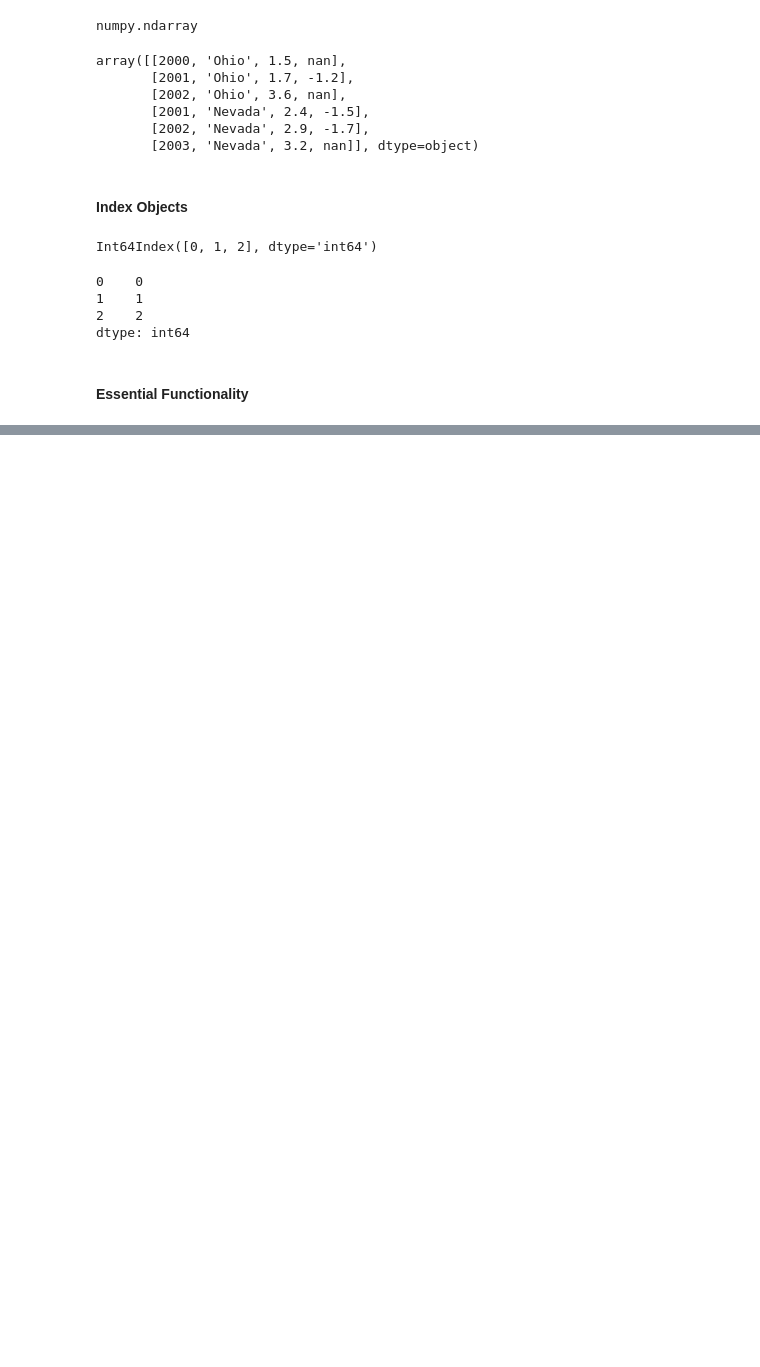
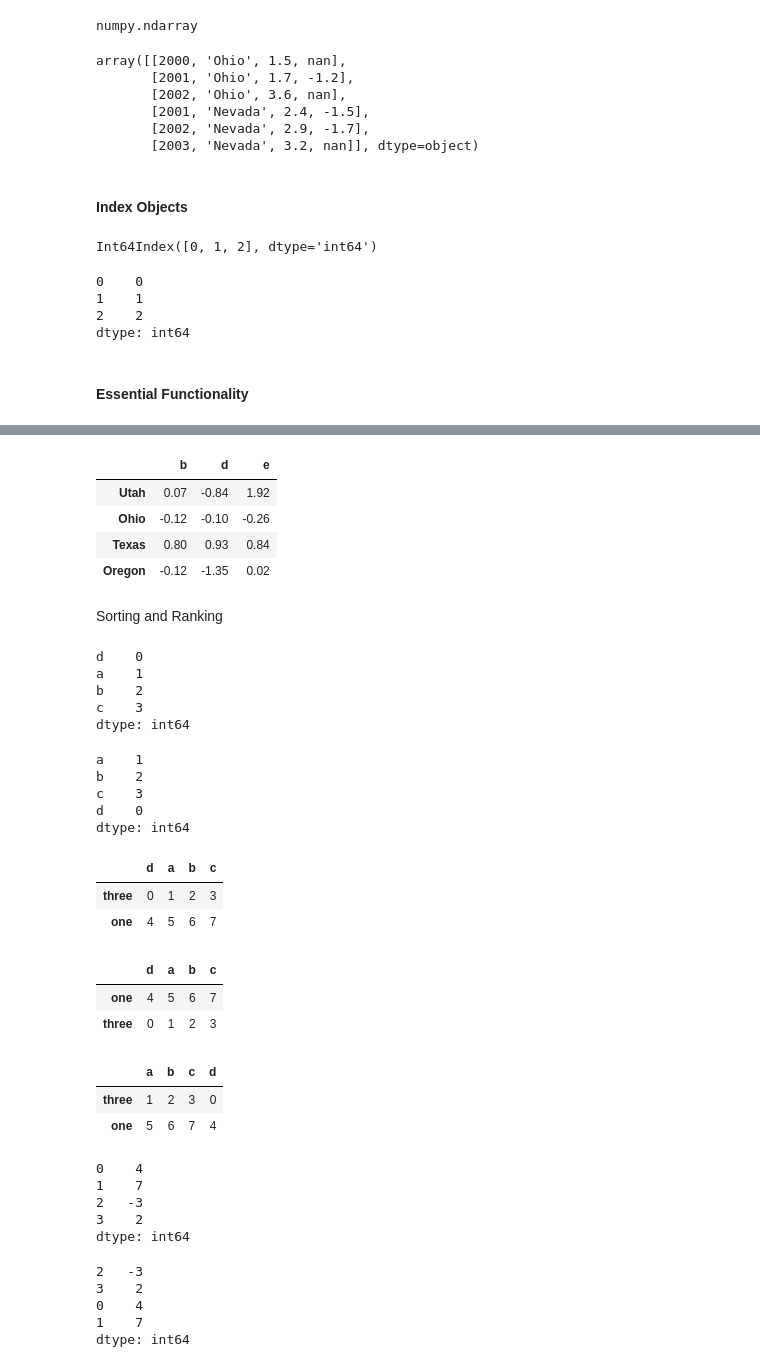
Before and after one commit to Salekeen/ML-Notebooks, a Jupyter notebook: Python for Data Analysis/Chapter 05.ipynb, the cells around one changed output, grey strips where cells are left out. Drawn from its saved outputs; the diff is of its cells as text; code cells hidden in the pictures; blank space fills up the shorter version.

```diff
--- a/Python for Data Analysis/Chapter 05.ipynb
+++ b/Python for Data Analysis/Chapter 05.ipynb
@@ -388,0 +437,12 @@ dtype: int64
+# %%
+# for element wise op use applymap
+format = lambda x: '%.2f' %x
+frame.applymap(format)
+# %% [output]
+|  | b | d | e |
+| Utah | 0.07 | -0.84 | 1.92 |
+| Ohio | -0.12 | -0.10 | -0.26 |
+| Texas | 0.80 | 0.93 | 0.84 |
+| Oregon | -0.12 | -1.35 | 0.02 |
+# %% [markdown]
+Sorting and Ranking
@@ -388,0 +451,16 @@ dtype: int64
+# %%
+obj
+# %% [output]
+d    0
+a    1
+b    2
+c    3
+dtype: int64
+# %%
+obj.sort_index()
+# %% [output]
+a    1
+b    2
+c    3
+d    0
+dtype: int64
@@ -388,0 +470,37 @@ dtype: int64
+# %%
+frame
+# %% [output]
+|  | d | a | b | c |
+| three | 0 | 1 | 2 | 3 |
+| one | 4 | 5 | 6 | 7 |
+# %%
+# sort index by columns
+frame.sort_index(axis=0)
+# %% [output]
+|  | d | a | b | c |
+| one | 4 | 5 | 6 | 7 |
+| three | 0 | 1 | 2 | 3 |
+# %%
+frame.sort_index(axis=1)
+# %% [output]
+|  | a | b | c | d |
+| three | 1 | 2 | 3 | 0 |
+| one | 5 | 6 | 7 | 4 |
+# %%
+obj = pd.Series([4, 7, -3, 2])
+obj
+# %% [output]
+0    4
+1    7
+2   -3
+3    2
+dtype: int64
+# %%
+# sort a series by its values
+obj.sort_values()
+# %% [output]
+2   -3
+3    2
+0    4
+1    7
+dtype: int64
```
Also changed, not shown: parts of 35 cells of this notebook.
